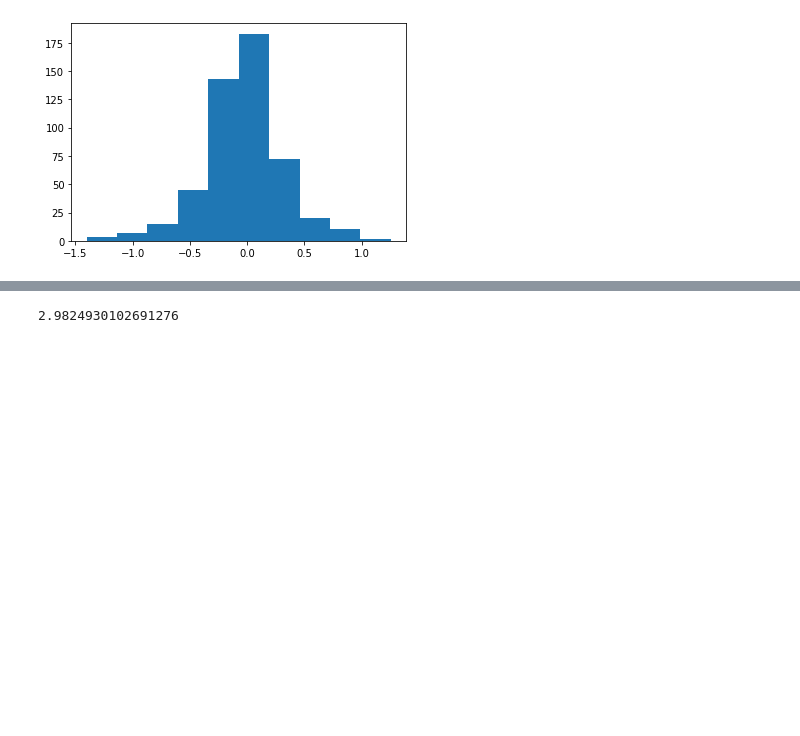
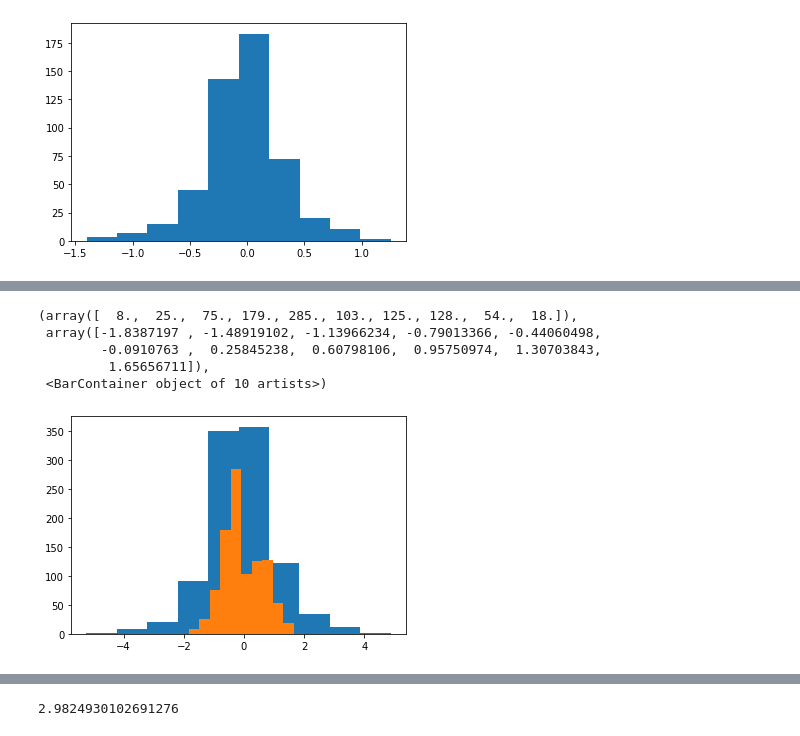
Before and after one commit to Jamjam1729/Masters_Coursework, a Jupyter notebook: Masters/FM06 Coursework.ipynb, the cells around one changed output, grey strips where cells are left out. Saved outputs shown, nothing was run; the diff lists cells and outputs as text; code cells hidden in the pictures; blank space fills up the shorter version.

```diff
--- a/Masters/FM06 Coursework.ipynb
+++ b/Masters/FM06 Coursework.ipynb
@@ -226,3 +235,13 @@ paths, port, error = simulate_delta_varying_vol(S0, K, T, r, mu, n_sims, n_steps
 # %%
 paths1, port1, error1 = simulate_delta_varying_vol(S0, K, T, r, mu, n_sims, n_steps)
 paths2, port2, error2 = simulate_delta_varying_vol(S0, K, T, r, mu, n_sims, 100 * n_steps)
+
+plt.hist(error1)
+plt.hist(error2)
+# %% [output]
+(array([  8.,  25.,  75., 179., 285., 103., 125., 128.,  54.,  18.]),
+ array([-1.8387197 , -1.48919102, -1.13966234, -0.79013366, -0.44060498,
+        -0.0910763 ,  0.25845238,  0.60798106,  0.95750974,  1.30703843,
+         1.65656711]),
+ <BarContainer object of 10 artists>)
+[figure, added]
```
Also changed, not shown: parts of 5 cells of this notebook.
